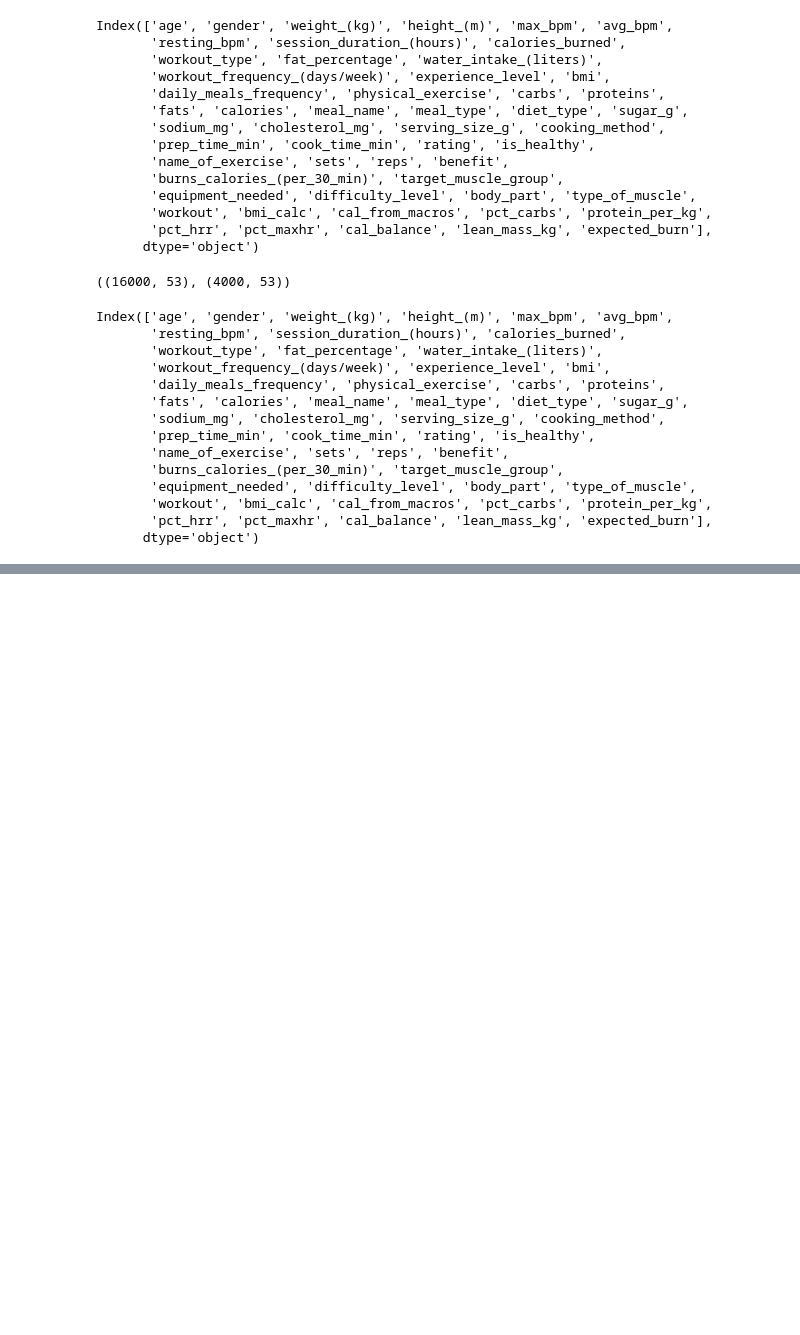
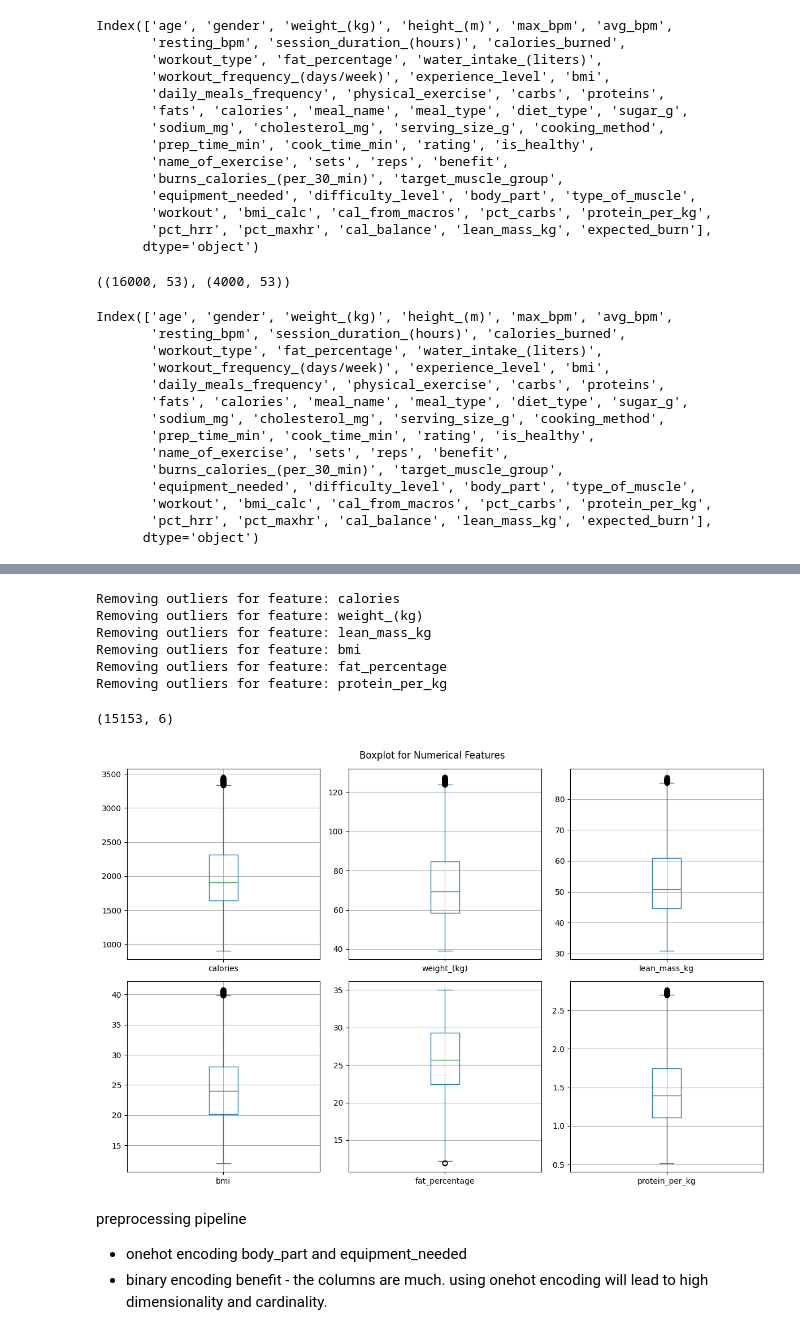
Before and after one commit to abiolaks/trulyfit_project_ai6, a Jupyter notebook: notebook/02_data_preprocessing.ipynb, the cells around one changed output, grey strips where cells are left out. Drawn from its saved outputs; the diff is of its cells as text; code cells hidden in the pictures; blank space fills up the shorter version.

```diff
--- a/notebook/02_data_preprocessing.ipynb
+++ b/notebook/02_data_preprocessing.ipynb
@@ -96,0 +178,61 @@ data = train_set[attribute_list]
+# %%
+# the outlier rate are low less than 5% for all the features
+# let's remove the outliers from the data
+def remove_outliers_iqr(data, feature):
+    Q1 = data[feature].quantile(0.25)
+    Q3 = data[feature].quantile(0.75)
+    IQR = Q3 - Q1
+    lower_bound = Q1 - 1.5 * IQR
+    upper_bound = Q3 + 1.5 * IQR
+    filtered_data = data[(data[feature] >= lower_bound) & (data[feature] <= upper_bound)]
+    return filtered_data
+# %%
+def remove_outliers_iqr(df, column_name):
+    """
+    Removes outliers from a specific column of a DataFrame using the IQR method.
+    The IQR method is robust and works well with skewed data.
+
+    Args:
+        df (pd.DataFrame): The input DataFrame.
+        column_name (str): The name of the column to clean.
+
+    Returns:
+        pd.DataFrame: A new DataFrame with outliers removed.
+    """
+    Q1 = df[column_name].quantile(0.25)
+    Q3 = df[column_name].quantile(0.75)
+    IQR = Q3 - Q1
+    lower_bound = Q1 - 1.5 * IQR
+    upper_bound = Q3 + 1.5 * IQR
+
+    # Filter the DataFrame to keep only the non-outlier data
+    clean_df = df[(df[column_name] >= lower_bound) & (df[column_name] <= upper_bound)]
+
+    return clean_df
+# %%
+# remove outliers for all features in  the data
+for feature in data.columns:
+    print(f'Removing outliers for feature: {feature}')
+    data = remove_outliers_iqr(data, feature)
+# %% [output]
+Removing outliers for feature: calories
+Removing outliers for feature: weight_(kg)
+Removing outliers for feature: lean_mass_kg
+Removing outliers for feature: bmi
+Removing outliers for feature: fat_percentage
+Removing outliers for feature: protein_per_kg
+# %%
+data.shape
+# %% [output]
+(15153, 6)
+# %%
+# let now check the features again
+data.plot(kind='box', subplots=True, layout=(2,3), figsize=(12,8), title='Boxplot for Numerical Features', grid=True)
+plt.tight_layout()
+plt.show()
+# %% [output]
+[figure, added]
+# %% [markdown]
+preprocessing pipeline
+* onehot encoding body_part and equipment_needed
+* binary encoding benefit - the columns are much. using onehot encoding will lead to high dimensionality and cardinality.
```
Also changed, not shown: parts of 23 cells of this notebook, 1 other file.
